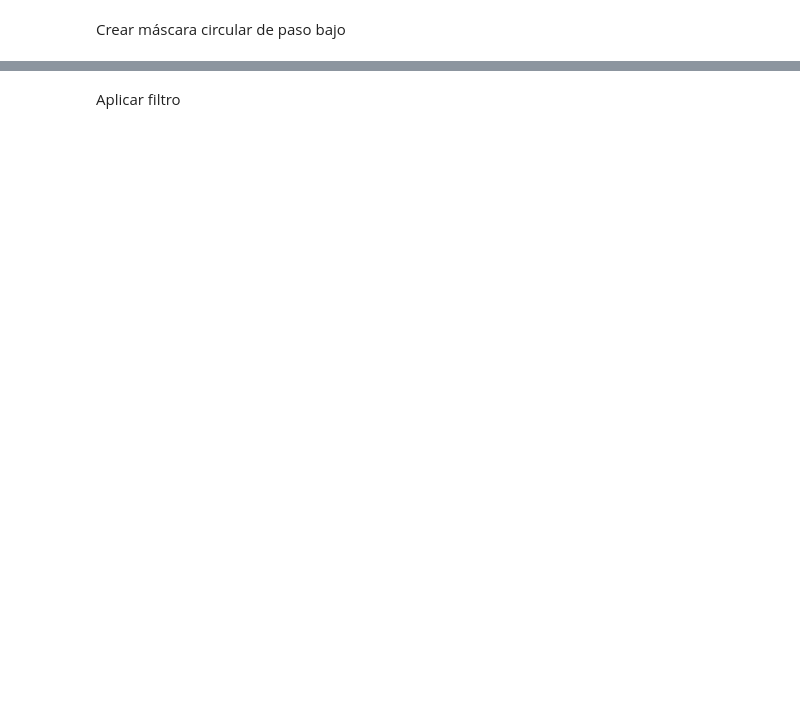
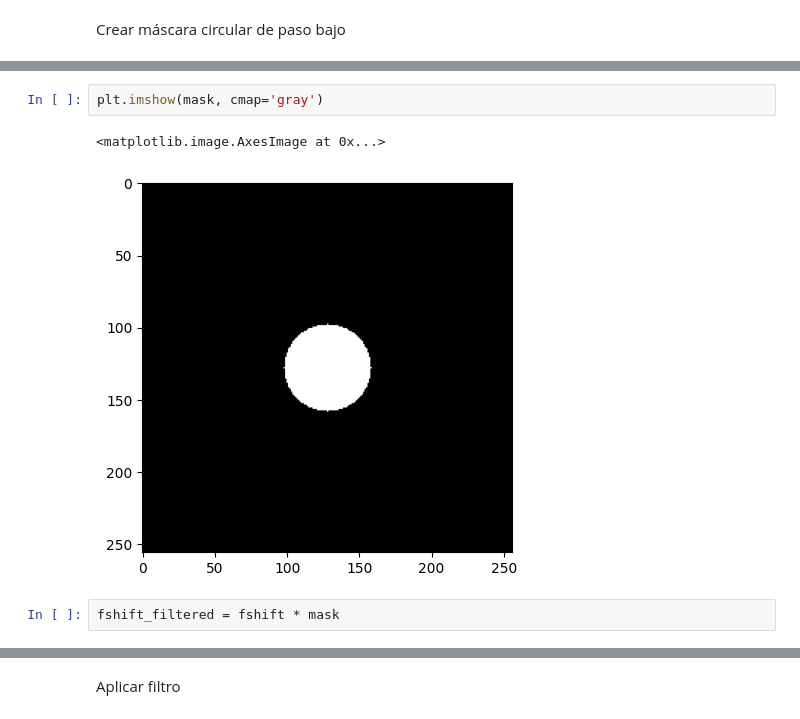
Before and after one commit to undelapaz-vc2025I/fourier-2025i, a Jupyter notebook: Transformada_Fourier_Imagenes.ipynb, the cells around one changed output, grey strips where cells are left out. Saved outputs shown, nothing was run; the diff lists cells and outputs as text; blank space fills up the shorter version.

```diff
--- a/Transformada_Fourier_Imagenes.ipynb
+++ b/Transformada_Fourier_Imagenes.ipynb
@@ -22,0 +63,7 @@ cv2.circle(mask, (ccol, crow), 30, 1, thickness=-1)
+# %%
+plt.imshow(mask, cmap='gray')
+# %% [output]
+<matplotlib.image.AxesImage at 0x...>
+[figure, added]
+# %%
+fshift_filtered = fshift * mask
```
Also changed, not shown: parts of 8 cells of this notebook.
